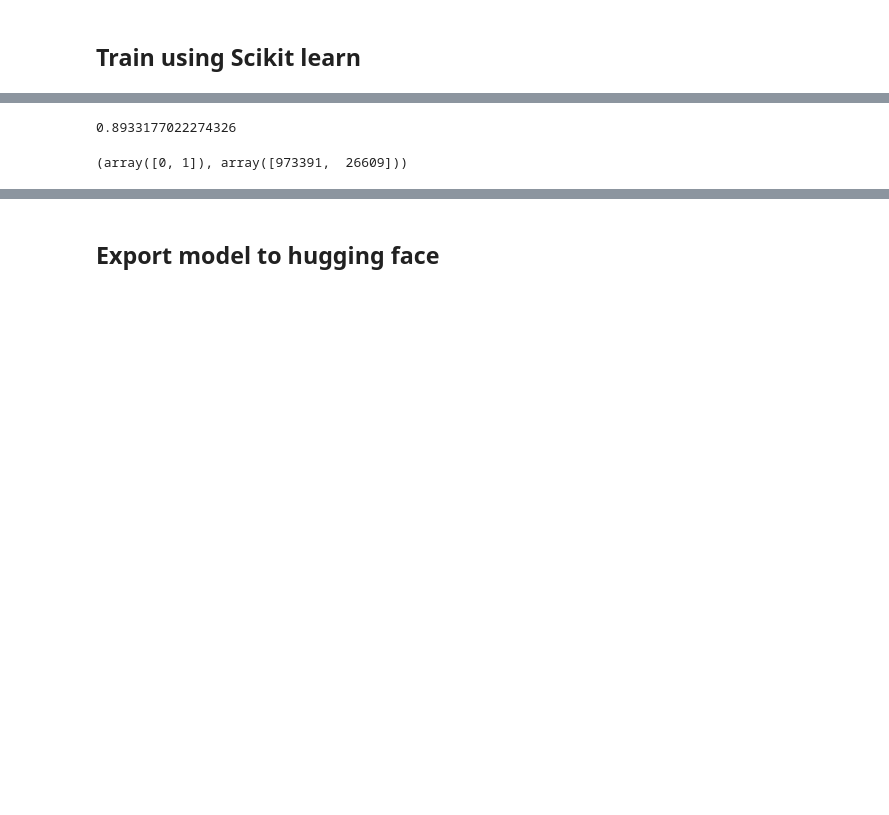
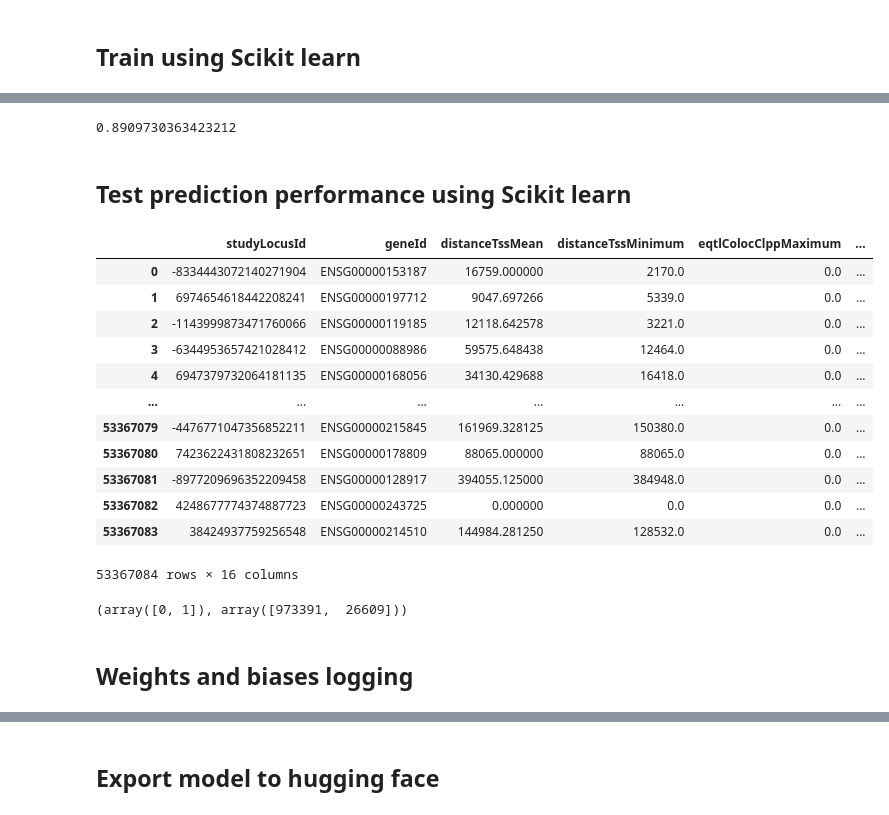
Before and after one commit to opentargets/gentropy, a Jupyter notebook: notebooks/l2g_scikit.ipynb, the cells around one changed output, grey strips where cells are left out. Drawn from its saved outputs; the diff is of its cells as text; code cells hidden in the pictures; blank space fills up the shorter version.

```diff
--- a/notebooks/l2g_scikit.ipynb
+++ b/notebooks/l2g_scikit.ipynb
@@ -74,14 +94,31 @@ model = estimator.fit(X=train[feature_cols], y=train[label_col])
 # %%
-y_predicted = model.predict(test[feature_cols])
-y_true = test[label_col]
+y_predicted = model.predict(X_test.values)
+y_probas = model.predict_proba(X_test.values)
 
-from sklearn.metrics import accuracy_score
-accuracy_score(y_true, y_predicted)
+from sklearn.metrics import accuracy_score, recall_score, precision_score, f1_score
+accuracy_score(y_test, y_predicted)
 # %% [output]
-0.8933177022274326
+0.8909730363423212
+# %% [markdown]
+## Test prediction performance using Scikit learn
 # %%
 import pandas as pd
 fm = pd.read_parquet("wide_feature_matrix").fillna(0)
+fm
+# %% [output]
+|  | studyLocusId | geneId | distanceTssMean | distanceTssMinimum | eqtlColocClppMaximum | ... |
+| 0 | -8334443072140271904 | ENSG00000153187 | 16759.000000 | 2170.0 | 0.0 | ... |
+| 1 | 6974654618442208241 | ENSG00000197712 | 9047.697266 | 5339.0 | 0.0 | ... |
+| 2 | -1143999873471760066 | ENSG00000119185 | 12118.642578 | 3221.0 | 0.0 | ... |
+| 3 | -6344953657421028412 | ENSG00000088986 | 59575.648438 | 12464.0 | 0.0 | ... |
+| 4 | 6947379732064181135 | ENSG00000168056 | 34130.429688 | 16418.0 | 0.0 | ... |
+| ... | ... | ... | ... | ... | ... | ... |
+| 53367079 | -4476771047356852211 | ENSG00000215845 | 161969.328125 | 150380.0 | 0.0 | ... |
+| 53367080 | 7423622431808232651 | ENSG00000178809 | 88065.000000 | 88065.0 | 0.0 | ... |
+| 53367081 | -8977209696352209458 | ENSG00000128917 | 394055.125000 | 384948.0 | 0.0 | ... |
+| 53367082 | 4248677774374887723 | ENSG00000243725 | 0.000000 | 0.0 | 0.0 | ... |
+| 53367083 | 38424937759256548 | ENSG00000214510 | 144984.281250 | 128532.0 | 0.0 | ... |
+53367084 rows × 16 columns
 # %%
 small_fm = fm.sample(1_000_000)[feature_cols]
 # %%
@@ -92,2 +132,4 @@ np.unique(labels, return_counts=True)
 # %% [output]
 (array([0, 1]), array([973391,  26609]))
+# %% [markdown]
+## Weights and biases logging
```
Also changed, not shown: parts of 11 cells of this notebook, 2 other files.
